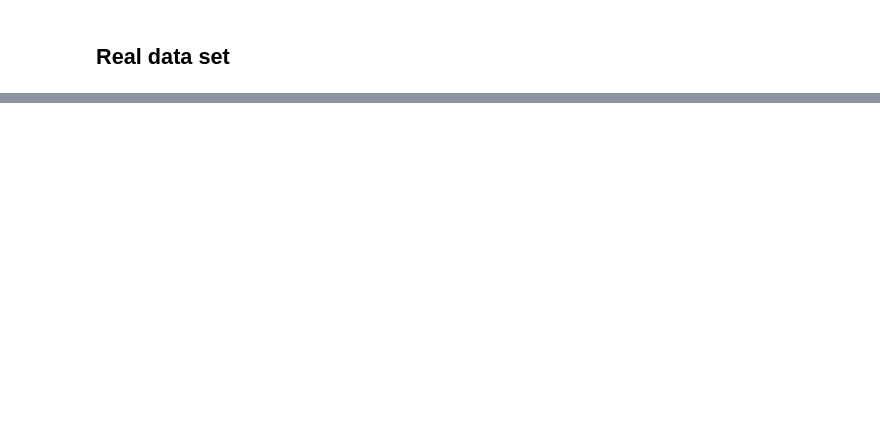
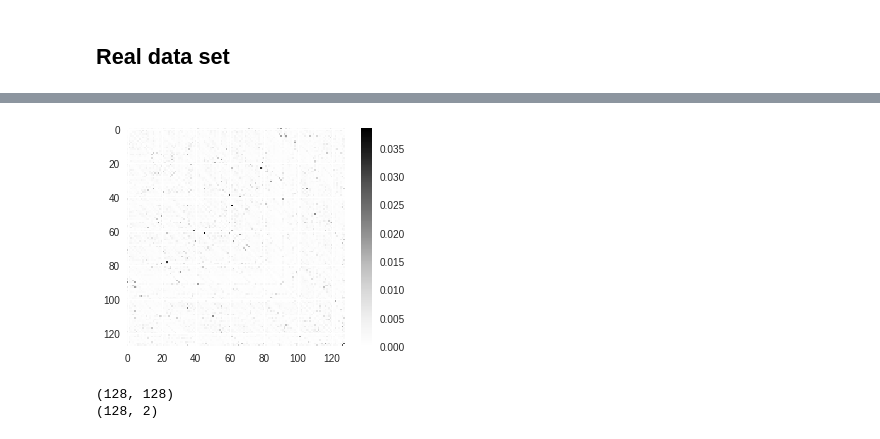
Before and after one commit to pilipolio/learn-pytorch, a Jupyter notebook: 201804_TSNE.ipynb, the cells around one changed output, grey strips where cells are left out. Drawn from its saved outputs; the diff is of its cells as text; code cells hidden in the pictures; blank space fills up the shorter version.

```diff
--- a/201804_TSNE.ipynb
+++ b/201804_TSNE.ipynb
@@ -241,0 +225,6 @@ tables[0].iloc[2, 0]
+# %%
+cities = pd.read_csv('https://people.sc.fsu.edu/~jburkardt/datasets/cities/sgb128_name.txt', sep=',', skiprows=2, names=['city', 'state'])\
+  .assign(state=lambda _:_.state.str.strip())\
+  .assign(state_index=lambda _:_.state.astype('category').cat.codes)
+
+cities.head(10)
@@ -241,0 +243,28 @@ tables[0].iloc[2, 0]
+# %%
+distances = pd.read_fwf('https://people.sc.fsu.edu/~jburkardt/datasets/cities/sgb128_dist.txt', skiprows=6).iloc[:, 1:]
+distances.index = cities.city.values
+distances.columns = cities.city.values
+
+n = distances.shape[0]
+
+similarities = 1 / (1 + distances.values)
+similarities[range(n), range(n)] = 0
+
+p_ij = (similarities.T / similarities.sum(axis=0)).T
+
+plt.imshow(similarities, cmap='Greys')
+plt.colorbar();
+# %% [output]
+[figure, added]
+# %%
+points_to_clusters = cities.state_index.values
+
+y_i = np.random.normal(scale=.25, size=(n, d))
+current_y_i = y_i
+
+
+print(p_ij.shape)
+print(current_y_i.shape)
+# %% [output]
+(128, 128)
+(128, 2)
```
Also changed, not shown: parts of 25 cells of this notebook.
